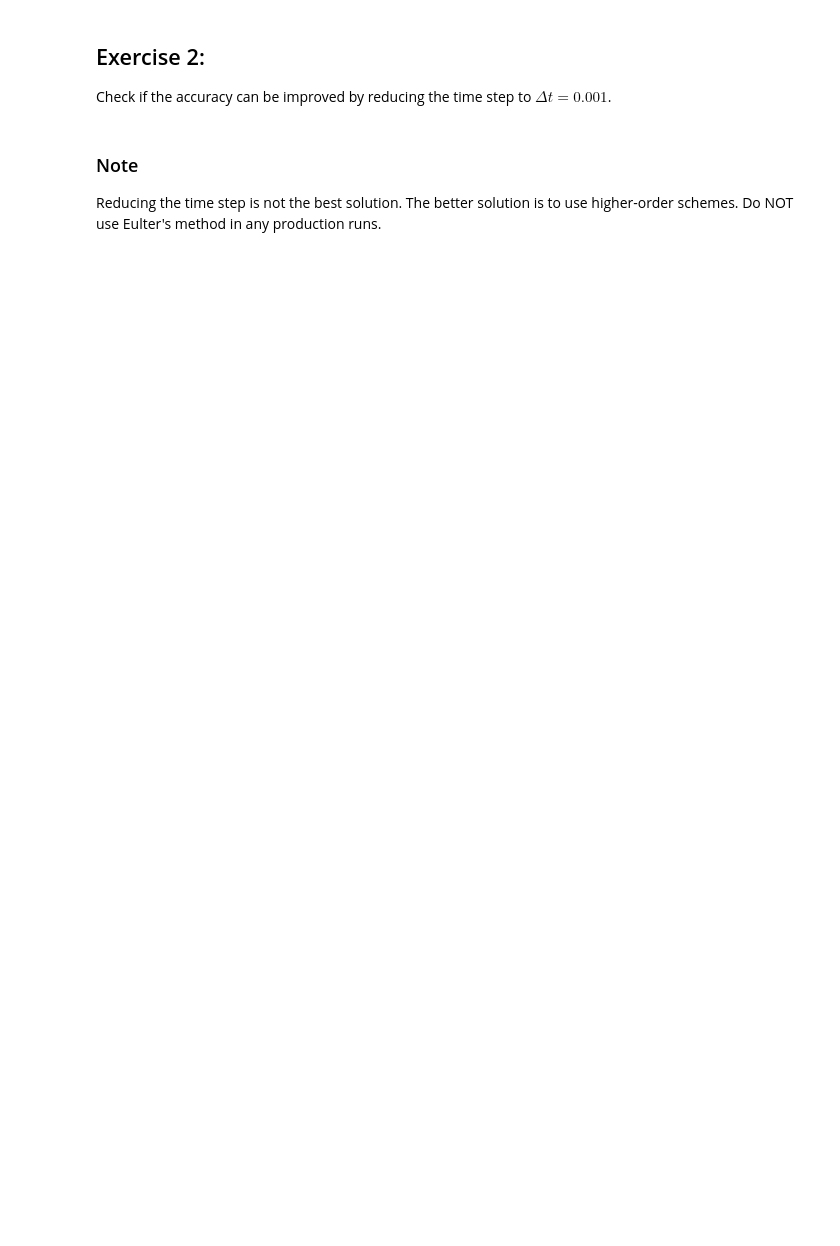
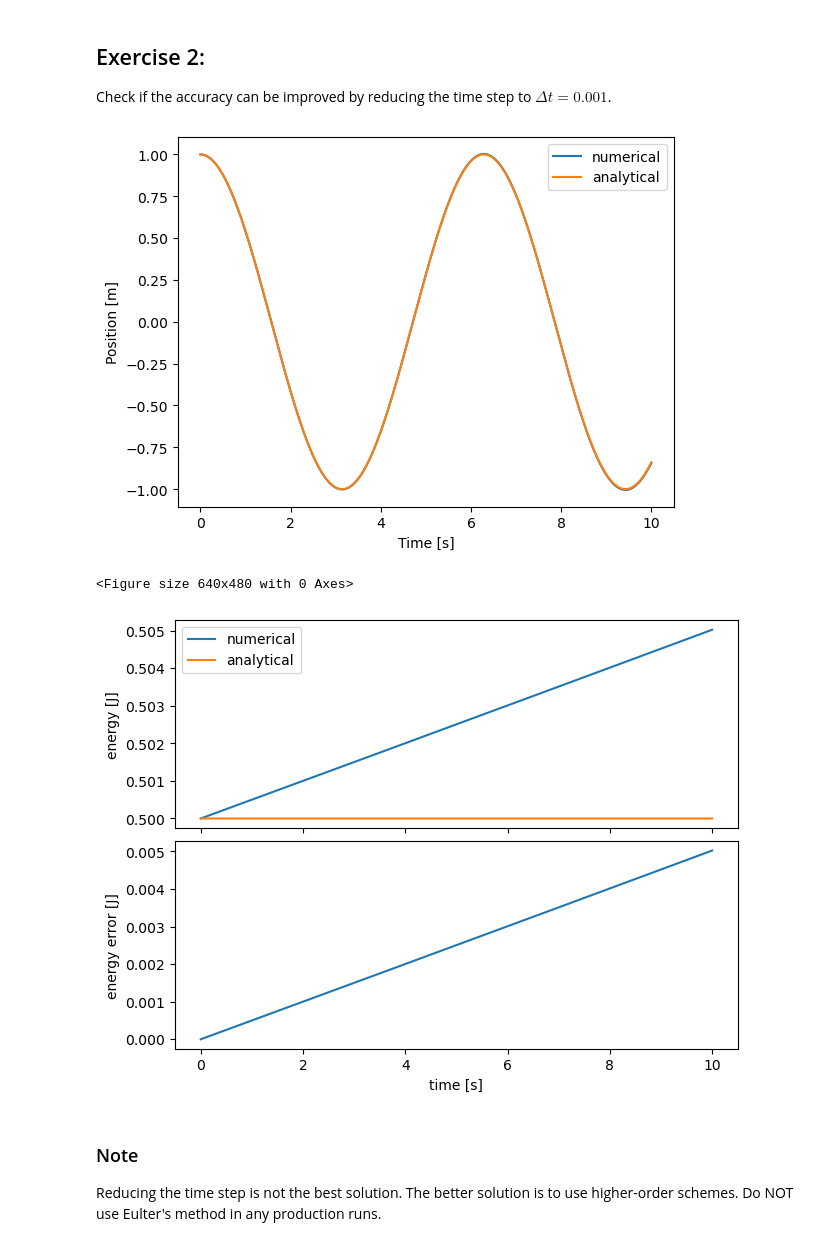
Before and after one commit to YiFang-Li/computationalPhysics-112, a Jupyter notebook: project1/project1_demo1.ipynb, the cells around one changed output. Saved outputs shown, nothing was run; the diff lists cells and outputs as text; code cells hidden in the pictures; blank space fills up the shorter version.

```diff
--- a/project1/project1_demo1.ipynb
+++ b/project1/project1_demo1.ipynb
@@ -127,3 +134,63 @@ Check if the accuracy can be improved by reducing the time step to $\Delta t=0.0
+# %%
+#
+# This is a simple example of how to solve a simple harmonic oscillator using the Euler method
+#
+
+# Step 1: set up the parameters of the problem
+A=1
+k=1
+m=1
+omega0 = np.sqrt(k/m)
+dt2 = 0.001
+
+# Step 2: set up the time and solution arrays
+N = 10000
+time2 = np.zeros(N)
+x2 = np.zeros(N)
+v2 = np.zeros(N)
+a2 = np.zeros(N)
+
+# Step 3: set up the initial conditions
+x2[0] = A
+v2[0] = 0
+
+# Step 4: solve the difference equation using the Euler method
+for i in range(N-1):
+    time2[i+1] = time2[i] + dt2
+    a2[i] = -k*x2[i]/m
+    v2[i+1] = v2[i] + a2[i]*dt2
+    x2[i+1] = x2[i] + v2[i]*dt2
+
+# analytical solution
+x_ana2 = A*np.cos(omega0*time2)
+v_ana2 = -A*omega0*np.sin(omega0*time2)
+
+# Step 5: plot the solution
+plt.figure(1)
+plt.plot(time2,x2,label='numerical')
+plt.plot(time2,x_ana2,label='analytical')
+plt.xlabel('Time [s]')
+plt.ylabel('Position [m]')
+plt.legend(loc='best')
+
+# Step 7: evaluate the energy (error) of the system
+plt.figure(2)
+energy2 = 0.5*m*v2**2 + 0.5*k*x2**2
+energy_ana2 = 0.5*m*v_ana2**2 + 0.5*k*x_ana2**2
+energy_error2 = np.abs(energy2-energy_ana2)
+fig,axs = plt.subplots(2,1,sharex=True,layout='constrained')
+axs[0].plot(time2,energy2,label='numerical')
+axs[0].plot(time2,energy_ana2,label='analytical')
+axs[0].set_ylabel('energy [J]')
+axs[0].legend()
+axs[1].plot(time2,energy_error2)
+axs[1].set_ylabel('energy error [J]')
+axs[1].set_xlabel('time [s]')
+plt.show()
+# %% [output]
+[figure, added]
+<Figure size 640x480 with 0 Axes>
+[figure, added]
 # %% [markdown]
 ### Note
 
```
Also changed, not shown: parts of 7 cells of this notebook.
